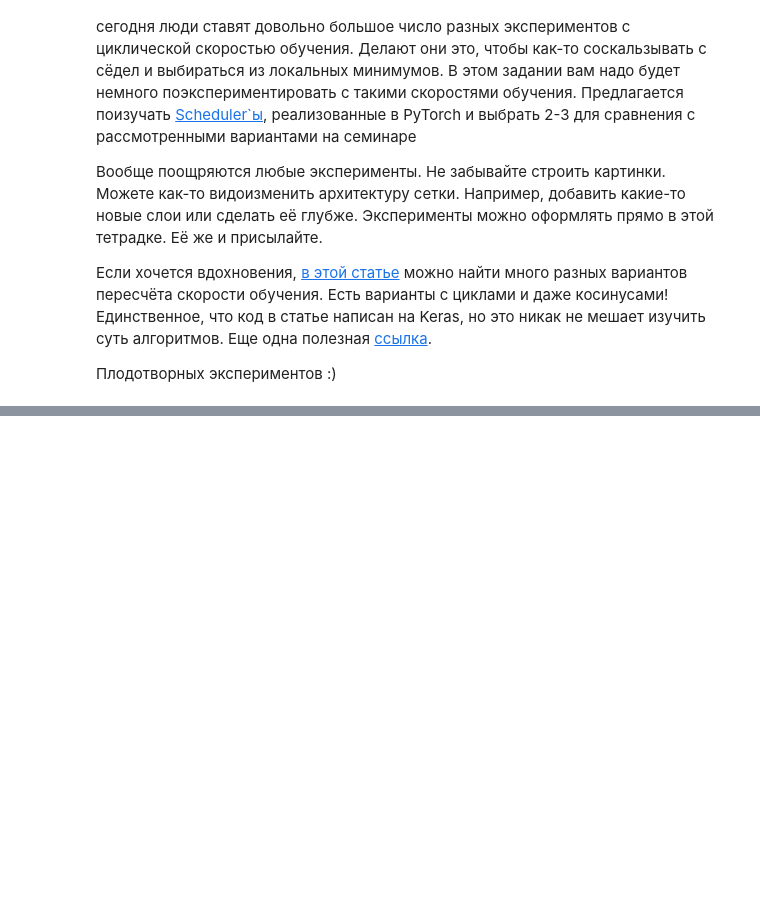
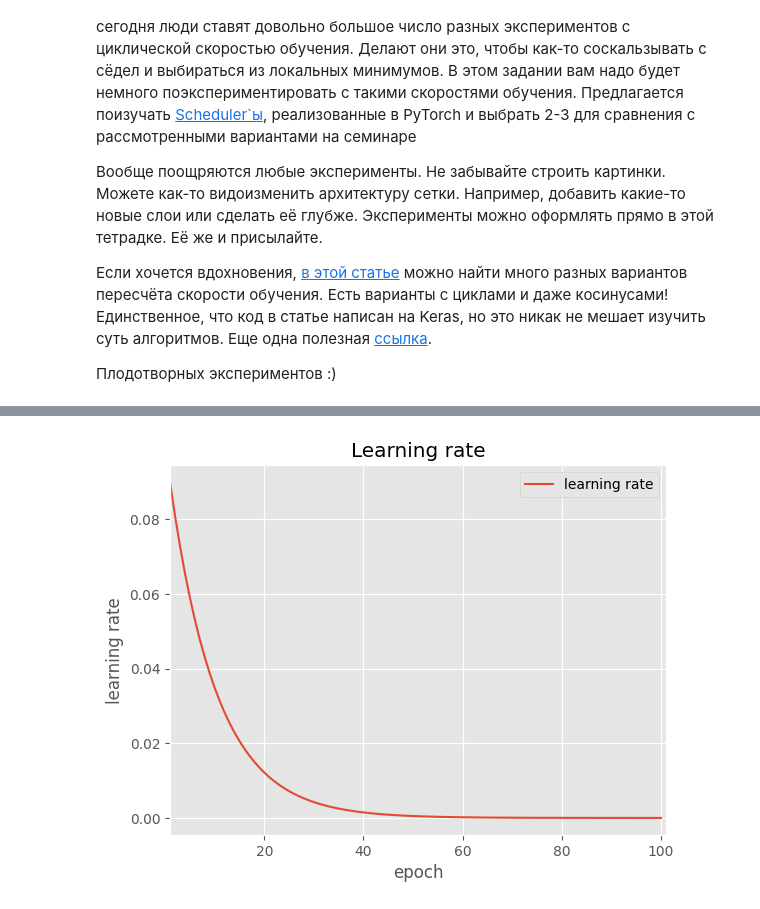
Before and after one commit to yodiiin/mag2023NN, a Jupyter notebook: 02-GradActivNormReg/02.1-GD.ipynb, the cells around one changed output, grey strips where cells are left out. Saved outputs shown, nothing was run; the diff lists cells and outputs as text; code cells hidden in the pictures; blank space fills up the shorter version.

```diff
--- a/02-GradActivNormReg/02.1-GD.ipynb
+++ b/02-GradActivNormReg/02.1-GD.ipynb
@@ -363,0 +539,13 @@ plot([('Simple SGD', valid_loss_values),
+# %%
+INIT_LR = 0.1
+
+model8 = MyModel()
+optimizer = optim.Adam(model8.parameters(), lr=INIT_LR, betas=(0.9, 0.999), eps=1e-08)
+# %%
+from torch.optim.lr_scheduler import ExponentialLR
+
+scheduler = ExponentialLR(optimizer, gamma=0.9) # Decays the learning rate of each parameter group by gamma every epoch
+# %%
+# запускаем процесс обучения
+train_loss_values8, train_accuracy_values8, valid_loss_values8, valid_accuracy8, lr_history8 = run_train(model8, optimizer=optimizer,
+                                                                                                    criterion=criterion, scheduler=scheduler)
@@ -363,0 +563,4 @@ plot([('Simple SGD', valid_loss_values),
+# %%
+plot_learning_rate(lr_history8)
+# %% [output]
+[figure, added]
```
Also changed, not shown: parts of 49 cells of this notebook.
